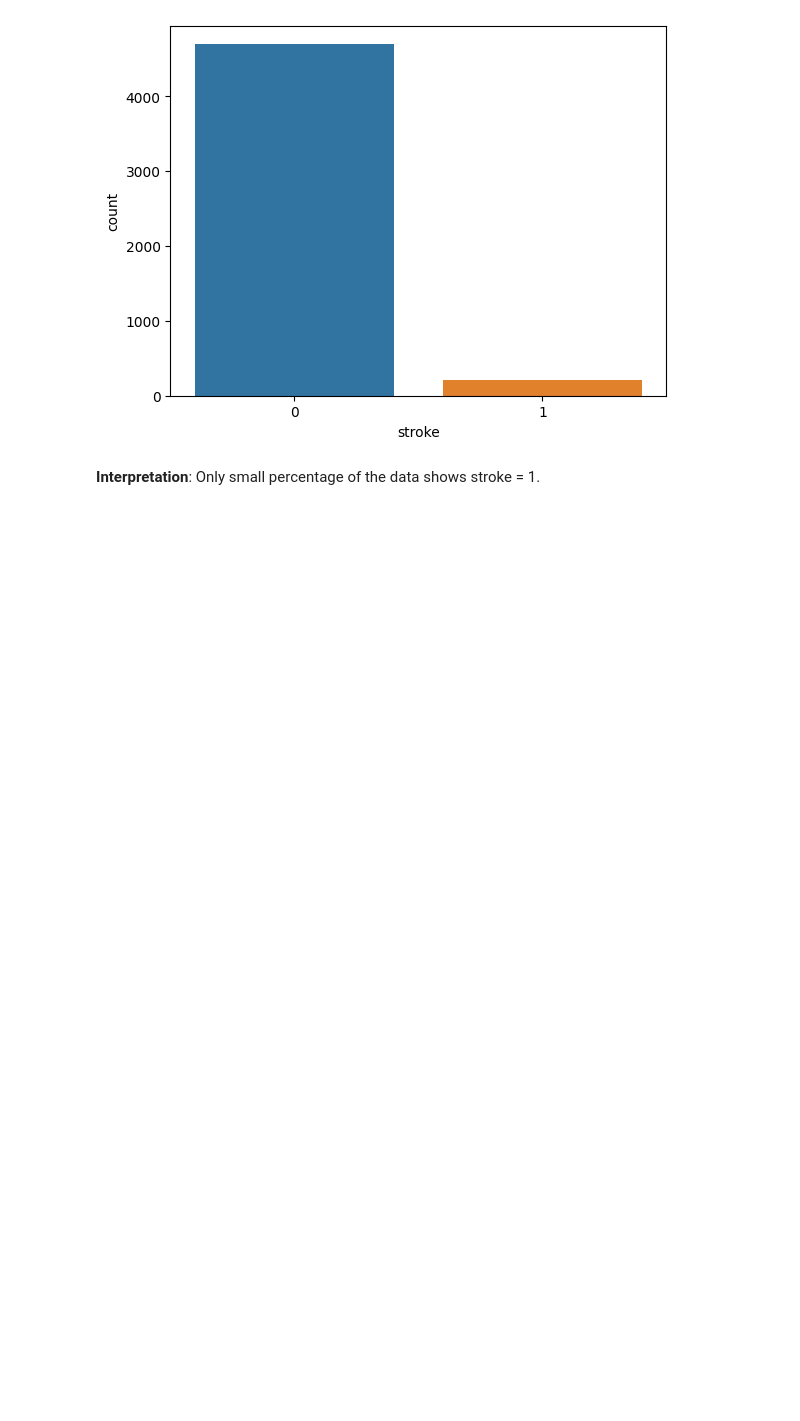
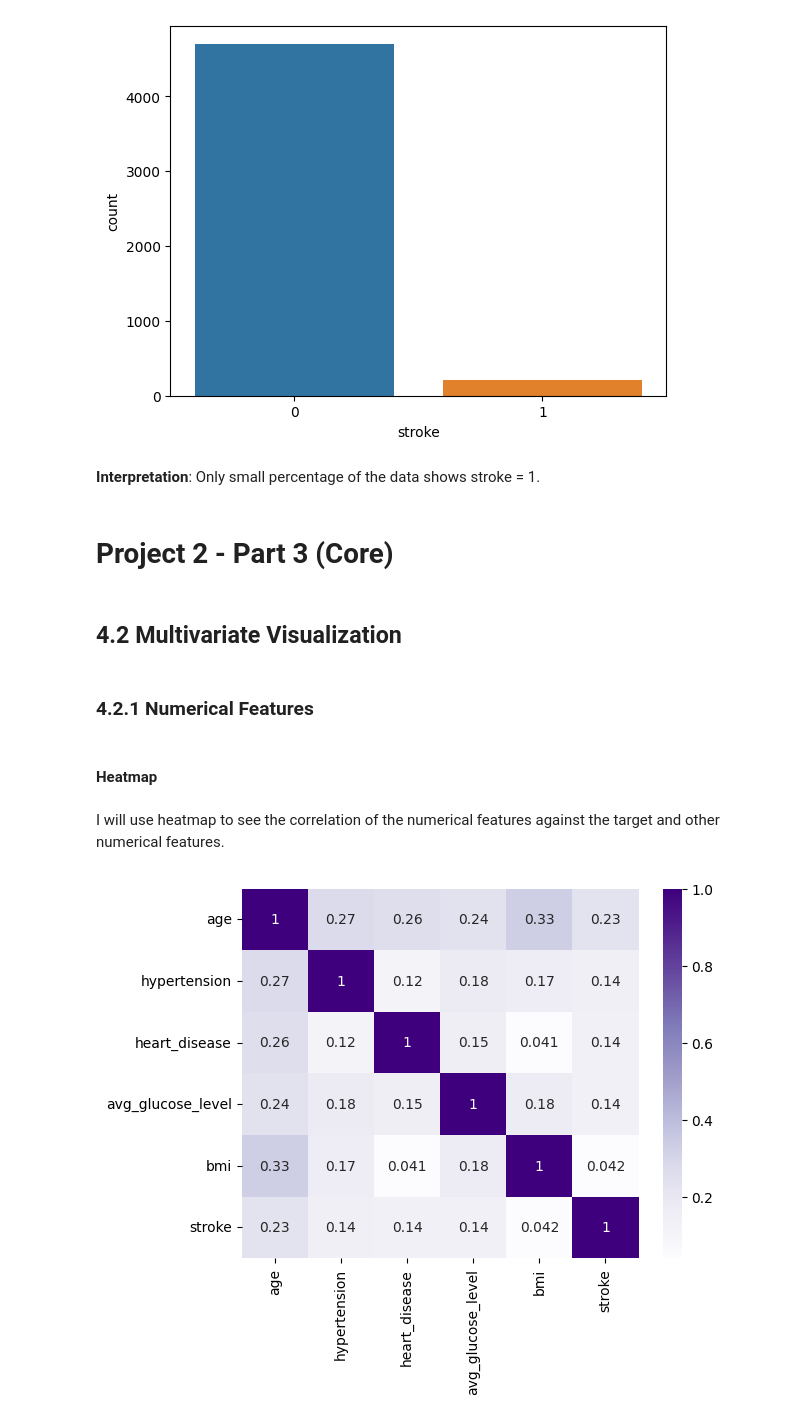
Before and after one commit to ericakitano/Project-2-Stroke-Prediction-, a Jupyter notebook: Stroke_Prediction.ipynb, the cells around one changed output. Cells and saved outputs as stored; diff of their text form; code cells hidden in the pictures; blank space fills up the shorter version.

```diff
--- a/Stroke_Prediction.ipynb
+++ b/Stroke_Prediction.ipynb
@@ -464,3 +479,22 @@ sns.countplot(data=df1,x='stroke');
 [figure]
 # %% [markdown]
 **Interpretation**: Only small percentage of the data shows stroke = 1.
+# %% [markdown]
+# **Project 2 - Part 3 (Core)**
+# %% [markdown]
+## **4.2 Multivariate Visualization**
+# %% [markdown]
+### **4.2.1 Numerical Features**
+# %% [markdown]
+#### **Heatmap**
+# %% [markdown]
+I will use heatmap to see the correlation of the numerical features against the target and other numerical features.
+# %%
+## Filter ALL warnings
+import warnings
+warnings.filterwarnings('ignore')
+
+corr = df1.corr()
+sns.heatmap(corr, cmap = 'Purples', annot = True);
+# %% [output]
+[figure, added]
```
Also changed, not shown: parts of 56 cells of this notebook.
